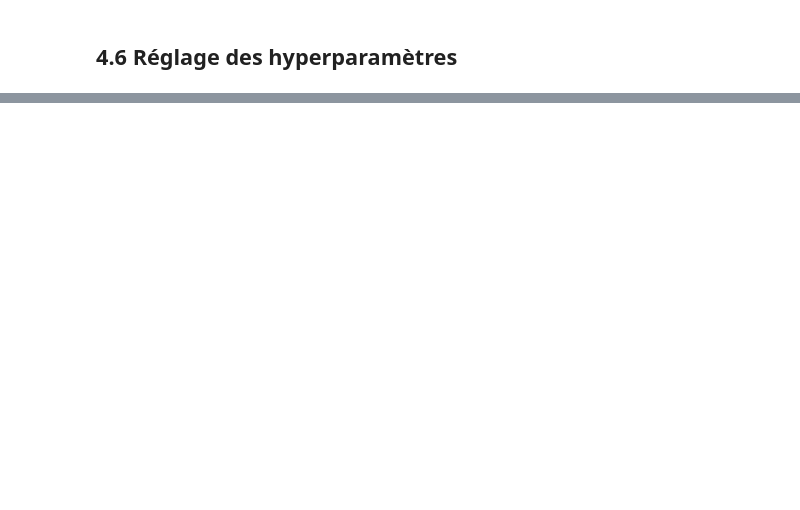
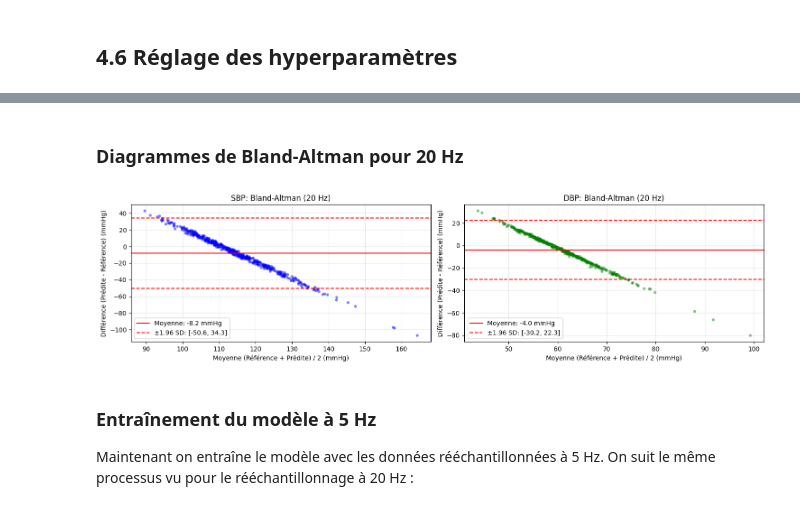
Before and after one commit to vskarleas/ROB5-S9-CardioSense_AI, a Jupyter notebook: Lab 2/lab.ipynb, the cells around one changed output, grey strips where cells are left out. Saved outputs shown, nothing was run; the diff lists cells and outputs as text; code cells hidden in the pictures; blank space fills up the shorter version.

```diff
--- a/Lab 2/lab.ipynb
+++ b/Lab 2/lab.ipynb
@@ -1174,0 +1226,20 @@ Le meilleure model est celui avec taille de batch à 64 et taux d'apprentisage
+# %%
+# Normalisation pour 20 Hz
+from sklearn.preprocessing import MinMaxScaler
+
+scaler_20 = MinMaxScaler()
+train_ppg_20_reshaped = train_ppg_20.reshape(-1, 1)
+test_ppg_20_reshaped = test_ppg_20.reshape(-1, 1)
+
+scaler_20.fit(train_ppg_20_reshaped)
+train_ppg_20_normalized = scaler_20.transform(train_ppg_20_reshaped).reshape(train_ppg_20.shape)
+test_ppg_20_normalized = scaler_20.transform(test_ppg_20_reshaped).reshape(test_ppg_20.shape)
+
+# Normalisation pour 5 Hz
+scaler_5 = MinMaxScaler()
+train_ppg_5_reshaped = train_ppg_5.reshape(-1, 1)
+test_ppg_5_reshaped = test_ppg_5.reshape(-1, 1)
+
+scaler_5.fit(train_ppg_5_reshaped)
+train_ppg_5_normalized = scaler_5.transform(train_ppg_5_reshaped).reshape(train_ppg_5.shape)
+test_ppg_5_normalized = scaler_5.transform(test_ppg_5_reshaped).reshape(test_ppg_5.shape)
@@ -1174,0 +1416,51 @@ Le meilleure model est celui avec taille de batch à 64 et taux d'apprentisage
+# %% [markdown]
+### Diagrammes de Bland-Altman pour 20 Hz
+# %%
+fig, axes = plt.subplots(1, 2, figsize=(15, 4))
+
+# Calculs pour Bland-Altman SBP
+sbp_mean_20 = (targets_20_mmHg[:, 0] + predictions_20_mmHg[:, 0]) / 2
+sbp_diff_20 = predictions_20_mmHg[:, 0] - targets_20_mmHg[:, 0]
+sbp_upper_limit_20 = sbp_me_20 + 1.96 * sbp_sde_20
+sbp_lower_limit_20 = sbp_me_20 - 1.96 * sbp_sde_20
+
+# Calculs pour Bland-Altman DBP
+dbp_mean_20 = (targets_20_mmHg[:, 1] + predictions_20_mmHg[:, 1]) / 2
+dbp_diff_20 = predictions_20_mmHg[:, 1] - targets_20_mmHg[:, 1]
+dbp_upper_limit_20 = dbp_me_20 + 1.96 * dbp_sde_20
+dbp_lower_limit_20 = dbp_me_20 - 1.96 * dbp_sde_20
+
+# Bland-Altman pour SBP
+axes[0].scatter(sbp_mean_20, sbp_diff_20, alpha=0.5, s=20, c='blue', edgecolors='none')
+axes[0].axhline(sbp_me_20, color='red', linestyle='-',
+                label=f'Moyenne: {sbp_me_20:.1f} mmHg')
+axes[0].axhline(sbp_upper_limit_20, color='red', linestyle='--',
+                label=f'±1.96 SD: [{sbp_lower_limit_20:.1f}, {sbp_upper_limit_20:.1f}]')
+axes[0].axhline(sbp_lower_limit_20, color='red', linestyle='--')
+axes[0].set_xlabel('Moyenne (Référence + Prédite) / 2 (mmHg)')
+axes[0].set_ylabel('Différence (Prédite - Référence) (mmHg)')
+axes[0].set_title('SBP: Bland-Altman (20 Hz)')
+axes[0].legend()
+axes[0].grid(True, alpha=0.3)
+
+# Bland-Altman pour DBP
+axes[1].scatter(dbp_mean_20, dbp_diff_20, alpha=0.5, s=20, c='green', edgecolors='none')
+axes[1].axhline(dbp_me_20, color='red', linestyle='-',
+                label=f'Moyenne: {dbp_me_20:.1f} mmHg')
+axes[1].axhline(dbp_upper_limit_20, color='red', linestyle='--',
+                label=f'±1.96 SD: [{dbp_lower_limit_20:.1f}, {dbp_upper_limit_20:.1f}]')
+axes[1].axhline(dbp_lower_limit_20, color='red', linestyle='--')
+axes[1].set_xlabel('Moyenne (Référence + Prédite) / 2 (mmHg)')
+axes[1].set_ylabel('Différence (Prédite - Référence) (mmHg)')
+axes[1].set_title('DBP: Bland-Altman (20 Hz)')
+axes[1].legend()
+axes[1].grid(True, alpha=0.3)
+
+plt.tight_layout()
+plt.show()
+# %% [output]
+[figure, added]
+# %% [markdown]
+### Entraînement du modèle à 5 Hz
+
+Maintenant on entraîne le modèle avec les données rééchantillonnées à 5 Hz. On suit le même processus vu pour le rééchantillonnage à 20 Hz :
```
Also changed, not shown: parts of 111 cells of this notebook, 14 other files.
